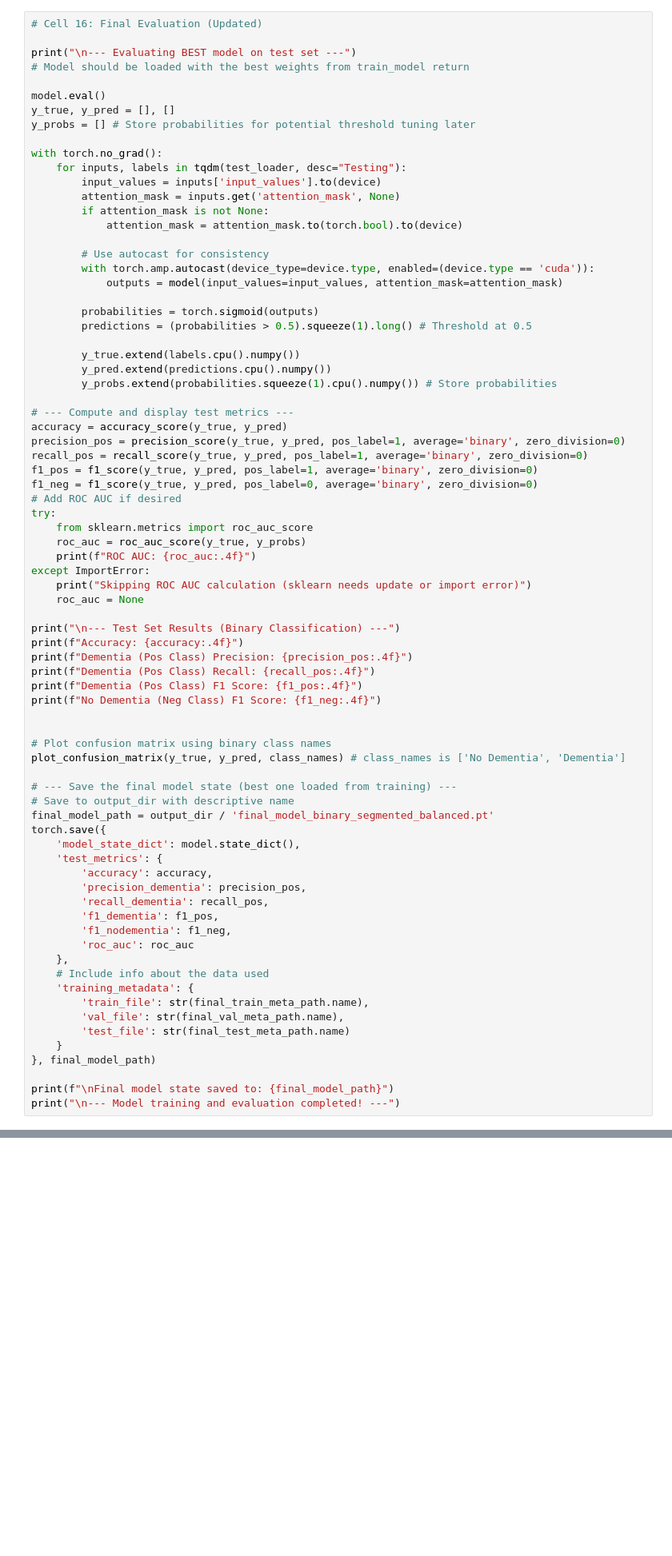
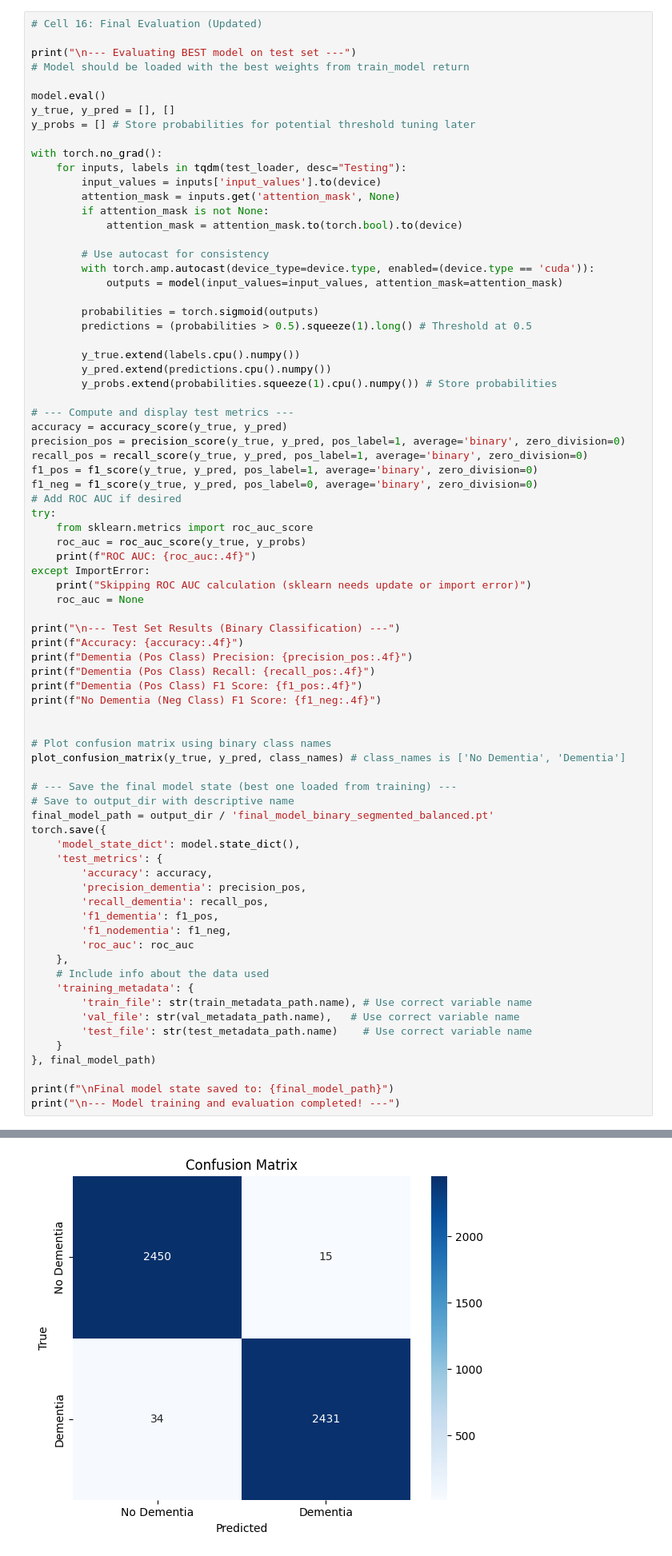
Before and after one commit to RishikSarkar/neurotone, a Jupyter notebook: ml/notebooks/Training.ipynb, the cells around one changed output, grey strips where cells are left out. Shown at 80% size. Saved outputs shown, nothing was run; the diff lists cells and outputs as text; blank space fills up the shorter version.

Commit message:
Updated training + frontend

```diff
--- a/ml/notebooks/Training.ipynb
+++ b/ml/notebooks/Training.ipynb
@@ -866,11 +1015,12 @@ torch.save({
     },
     # Include info about the data used
     'training_metadata': {
-        'train_file': str(final_train_meta_path.name),
-        'val_file': str(final_val_meta_path.name),
-        'test_file': str(final_test_meta_path.name)
+        'train_file': str(train_metadata_path.name), # Use correct variable name
+        'val_file': str(val_metadata_path.name),   # Use correct variable name
+        'test_file': str(test_metadata_path.name)    # Use correct variable name
     }
 }, final_model_path)
 
 print(f"\nFinal model state saved to: {final_model_path}")
 print("\n--- Model training and evaluation completed! ---")
+# %% [output]
@@ -876,0 +1043 @@ print("\n--- Model training and evaluation completed! ---")
+[figure, added]
```
Also changed, not shown: parts of 4 cells of this notebook, 2 other files.
